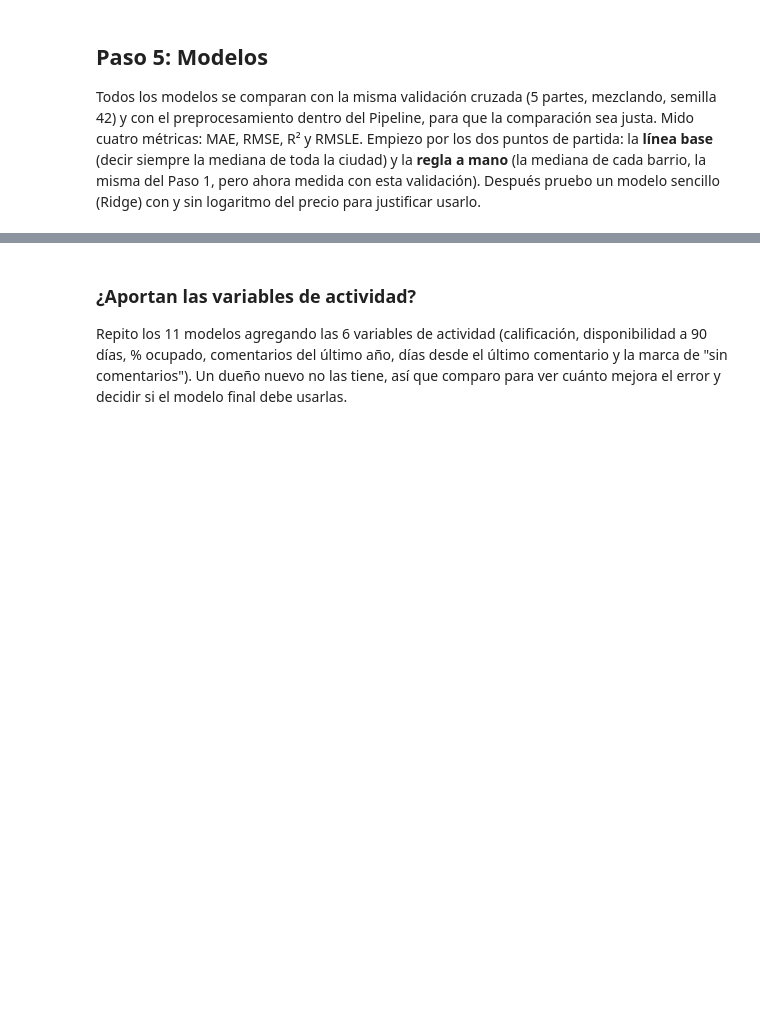
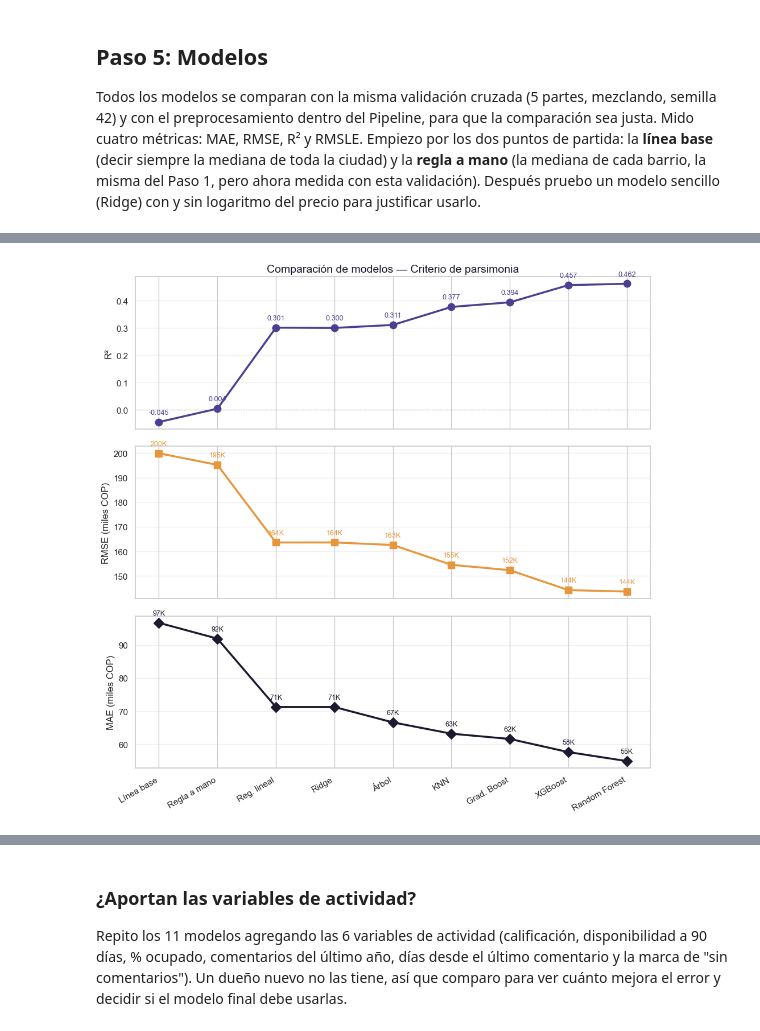
Before and after one commit to AndresMoreiraF/proyecto-airbnb, a Jupyter notebook: notebooks/exploracion.ipynb, the cells around one changed output, grey strips where cells are left out. Drawn from its saved outputs; the diff is of its cells as text; code cells hidden in the pictures; blank space fills up the shorter version.

```diff
--- a/notebooks/exploracion.ipynb
+++ b/notebooks/exploracion.ipynb
@@ -1088,3 +1123,54 @@ XGBoost listo
+# %%
+import matplotlib.pyplot as plt
+import numpy as np
+
+TINTA, ACENTO, MORADO, GRIS = "#1B1A2F", "#E8963C", "#4C3F91", "#8A879E"
+
+modelos = [
+    "Línea base",
+    "Regla a mano",
+    "Reg. lineal",
+    "Ridge",
+    "Árbol",
+    "KNN",
+    "Grad. Boost",
+    "XGBoost",
+    "Random Forest",
+]
+r2   = [-0.045, 0.004, 0.301, 0.300, 0.311, 0.377, 0.394, 0.457, 0.462]
+rmse = [199952, 195232, 163608, 163617, 162590, 154517, 152311, 144200, 143611]
+mae  = [96683, 91902, 71271, 71272, 66629, 63224, 61630, 57668, 54952]
+
+fig, axes = plt.subplots(3, 1, figsize=(10, 10), sharex=True)
+
+axes[0].plot(modelos, r2, "o-", color=MORADO, lw=2.5, ms=9)
+for i, v in enumerate(r2):
+    axes[0].annotate(f"{v:.3f}", (i, v), textcoords="offset points",
+                     xytext=(0, 10), ha="center", fontsize=9, color=MORADO)
+axes[0].set_ylabel("R²", fontsize=12)
+axes[0].set_title("Comparación de modelos — Criterio de parsimonia", fontsize=14, color=TINTA)
+axes[0].axhline(0, color=GRIS, ls=":", lw=0.8)
+
+axes[1].plot(modelos, [r/1000 for r in rmse], "s-", color=ACENTO, lw=2.5, ms=9)
+for i, v in enumerate(rmse):
+    axes[1].annotate(f"{v/1000:.0f}K", (i, v/1000), textcoords="offset points",
+                     xytext=(0, 10), ha="center", fontsize=9, color=ACENTO)
+axes[1].set_ylabel("RMSE (miles COP)", fontsize=12)
+
+axes[2].plot(modelos, [m/1000 for m in mae], "D-", color=TINTA, lw=2.5, ms=9)
+for i, v in enumerate(mae):
+    axes[2].annotate(f"{v/1000:.0f}K", (i, v/1000), textcoords="offset points",
+                     xytext=(0, 10), ha="center", fontsize=9, color=TINTA)
+axes[2].set_ylabel("MAE (miles COP)", fontsize=12)
+
+for ax in axes:
+    ax.grid(axis="y", alpha=0.3)
+    plt.setp(ax.get_xticklabels(), rotation=30, ha="right")
+
+plt.tight_layout()
+plt.show()
+# %% [output]
+[figure, added]
 # %%
 modelos_lentos = {                                                         # los dos modelos que tardan más
     "SVR": SVR(),                                                          # máquina de soporte vectorial con sus valores por defecto
```
Also changed, not shown: parts of 27 cells of this notebook, 7 other files.
